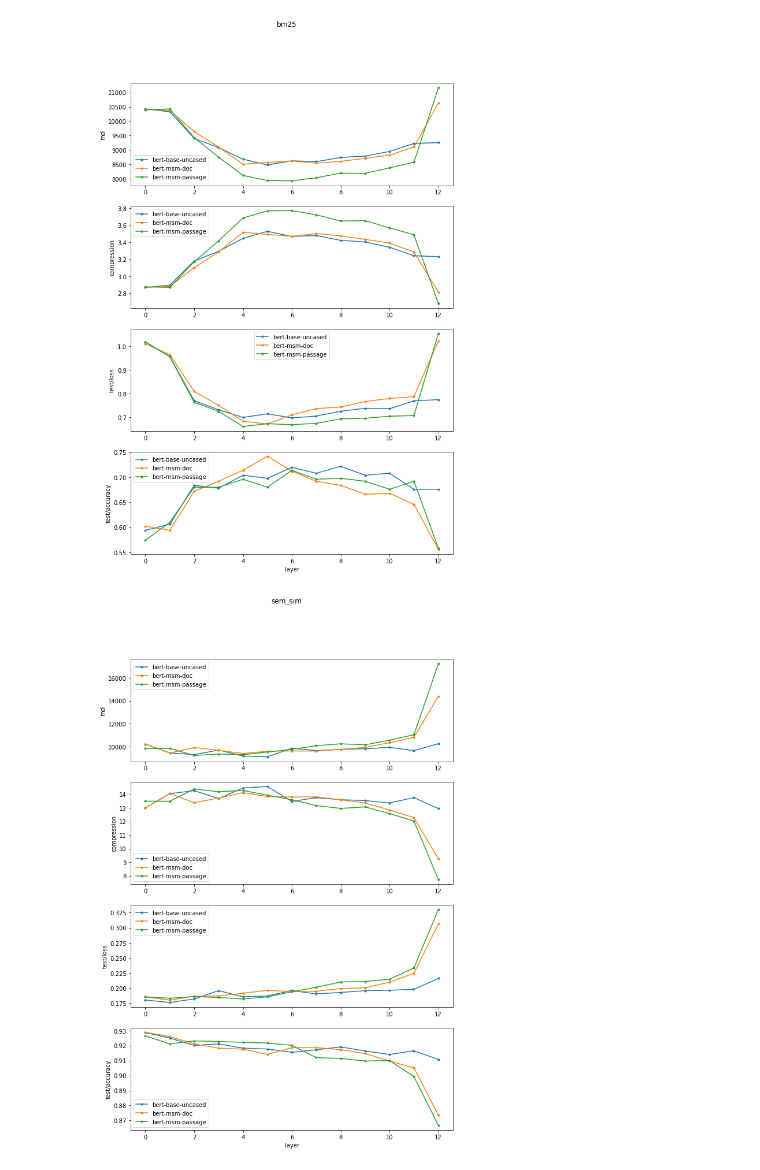
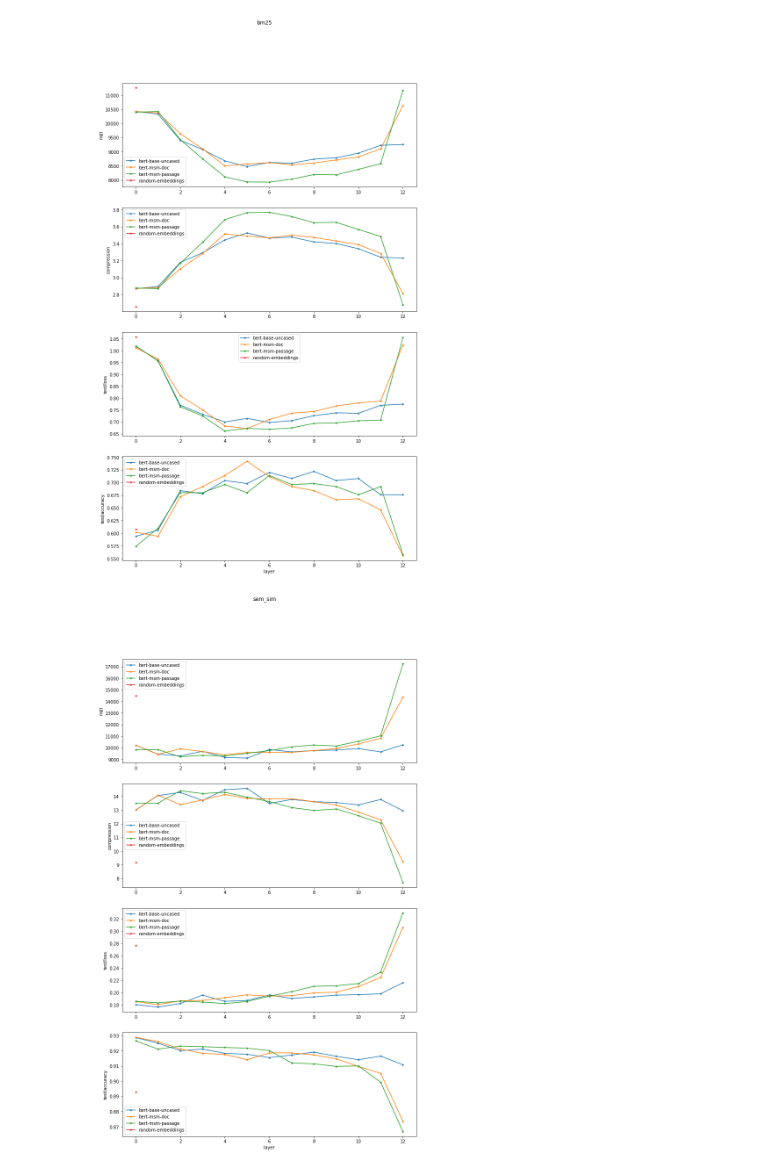
Before and after one commit to yolomeus/probing-search, a Jupyter notebook: analysis/layer_to_metric_plots.ipynb, the cells around one changed output. Cells and saved outputs as stored; diff of their text form; code cells hidden in the pictures.

```diff
--- a/analysis/layer_to_metric_plots.ipynb
+++ b/analysis/layer_to_metric_plots.ipynb
@@ -44,16 +44,16 @@ def plot_layer_to_metric(title, model_dfs, metrics_to_plot, figsize=(10, 12)):
 # %%
 LOG_DIR = 'logs/layer_to_metric/msm/'
 
-FILE_NAMES = ['bert_base_uncased.csv', 'bert_msm_doc.csv', 'bert_msm_passage.csv']
+FILE_NAMES = ['bert_base_uncased.csv', 'bert_msm_doc.csv', 'bert_msm_passage.csv', 'random_embeddings.csv']
 METRICS_TO_PLOT = ['mdl', 'compression', 'test/loss', 'test/accuracy']  #'val/accuracy/max', 'val/loss/min']
 
-TASKS = ['bm25', 'sem_sim', 'term_freq']
+TASKS = ['bm25', 'sem_sim', 'term_freq', 'ner']
 for task in TASKS:
     layer_to_metric_dfs = read_logs(os.path.join(LOG_DIR, task), FILE_NAMES)
     plot_layer_to_metric(task,
                          layer_to_metric_dfs,
                          METRICS_TO_PLOT,
-                         figsize=(10, 15))
+                         figsize=(12, 20))
 # %% [output]
-[figure, old version]
+[figure, new version]
-[figure, old version]
+[figure, new version]
```
Also changed, not shown: parts of 1 cell of this notebook.
